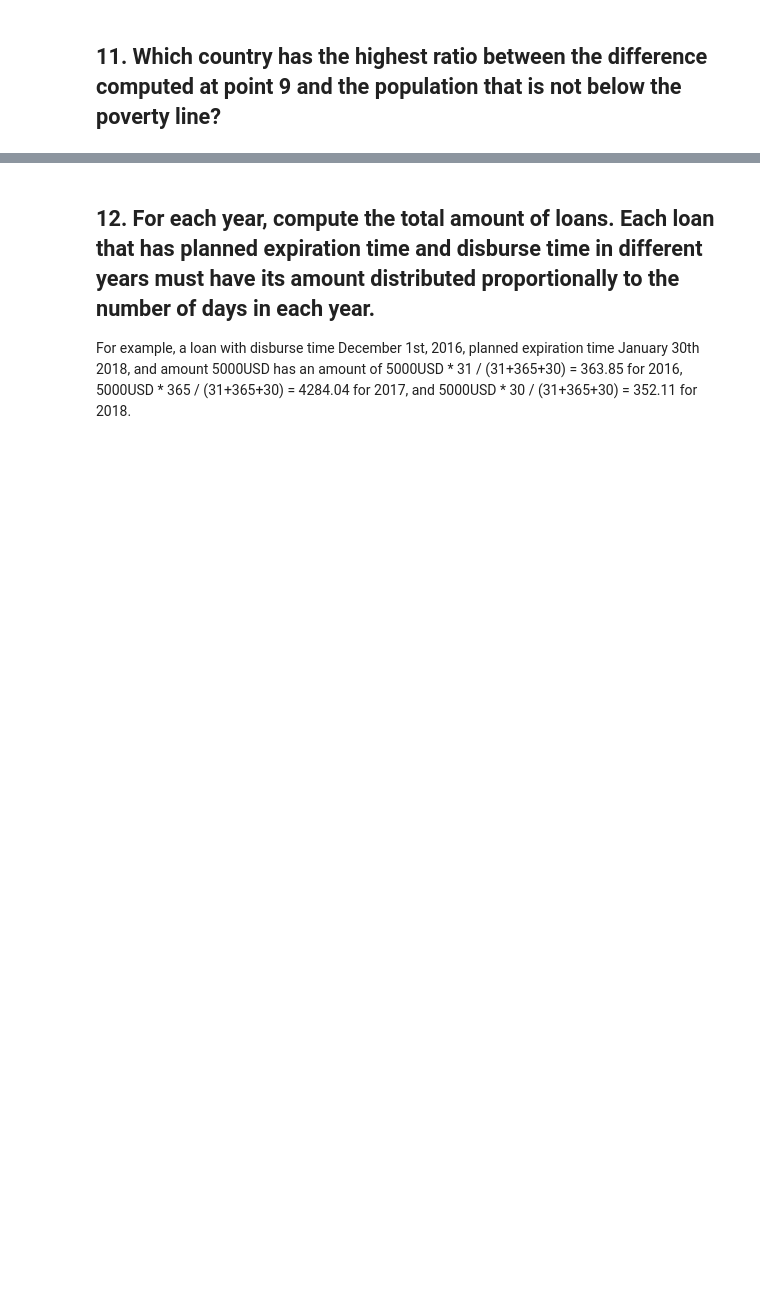
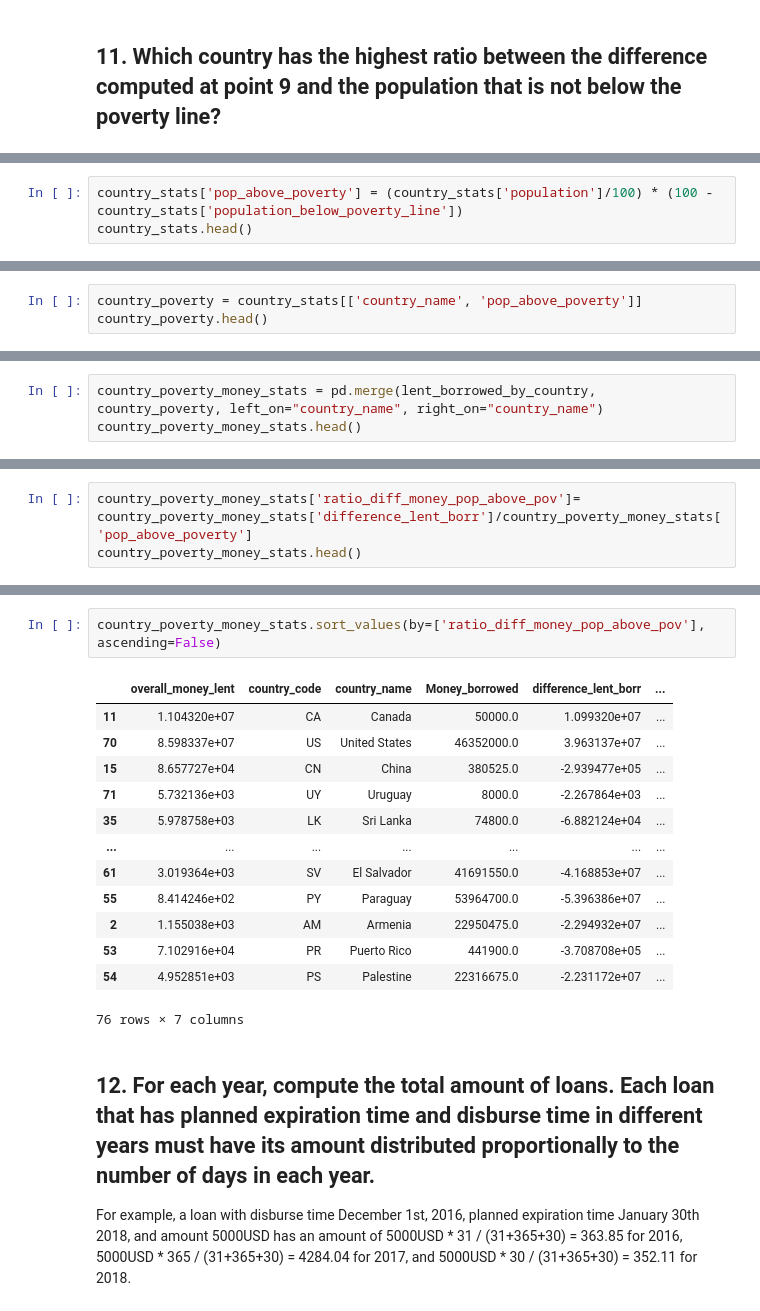
Before and after one commit to hechmik/foundations_of_cs, a Jupyter notebook: Project.ipynb, the cells around one changed output, grey strips where cells are left out. Saved outputs shown, nothing was run; the diff lists cells and outputs as text; blank space fills up the shorter version.

```diff
--- a/Project.ipynb
+++ b/Project.ipynb
@@ -1000,0 +1071,3 @@ lent_borrowed_by_country
+# %%
+country_stats['pop_above_poverty'] = (country_stats['population']/100) * (100 -country_stats['population_below_poverty_line'])
+country_stats.head()
@@ -1000,0 +1083,3 @@ lent_borrowed_by_country
+# %%
+country_poverty = country_stats[['country_name', 'pop_above_poverty']]
+country_poverty.head()
@@ -1000,0 +1093,3 @@ lent_borrowed_by_country
+# %%
+country_poverty_money_stats = pd.merge(lent_borrowed_by_country, country_poverty, left_on="country_name", right_on="country_name")
+country_poverty_money_stats.head()
@@ -1000,0 +1103,3 @@ lent_borrowed_by_country
+# %%
+country_poverty_money_stats['ratio_diff_money_pop_above_pov']= country_poverty_money_stats['difference_lent_borr']/country_poverty_money_stats['pop_above_poverty']
+country_poverty_money_stats.head()
@@ -1001,3 +1113,19 @@ lent_borrowed_by_country
+# %%
+country_poverty_money_stats.sort_values(by=['ratio_diff_money_pop_above_pov'], ascending=False)
+# %% [output]
+|  | overall_money_lent | country_code | country_name | Money_borrowed | difference_lent_borr | ... |
+| 11 | 1.104320e+07 | CA | Canada | 50000.0 | 1.099320e+07 | ... |
+| 70 | 8.598337e+07 | US | United States | 46352000.0 | 3.963137e+07 | ... |
+| 15 | 8.657727e+04 | CN | China | 380525.0 | -2.939477e+05 | ... |
+| 71 | 5.732136e+03 | UY | Uruguay | 8000.0 | -2.267864e+03 | ... |
+| 35 | 5.978758e+03 | LK | Sri Lanka | 74800.0 | -6.882124e+04 | ... |
+| ... | ... | ... | ... | ... | ... | ... |
+| 61 | 3.019364e+03 | SV | El Salvador | 41691550.0 | -4.168853e+07 | ... |
+| 55 | 8.414246e+02 | PY | Paraguay | 53964700.0 | -5.396386e+07 | ... |
+| 2 | 1.155038e+03 | AM | Armenia | 22950475.0 | -2.294932e+07 | ... |
+| 53 | 7.102916e+04 | PR | Puerto Rico | 441900.0 | -3.708708e+05 | ... |
+| 54 | 4.952851e+03 | PS | Palestine | 22316675.0 | -2.231172e+07 | ... |
+76 rows × 7 columns
 # %% [markdown]
 ## 12. For each year, compute the total amount of loans. Each loan that has planned expiration time and disburse time in different years must have its amount distributed proportionally to the number of days in each year.
 For example, a loan with disburse time December 1st, 2016, planned expiration time January 30th 2018, and amount 5000USD has an amount of 5000USD * 31 / (31+365+30) = 363.85 for 2016, 5000USD * 365 / (31+365+30) = 4284.04 for 2017, and 5000USD * 30 / (31+365+30) = 352.11 for 2018.
```
Also changed, not shown: parts of 19 cells of this notebook.
